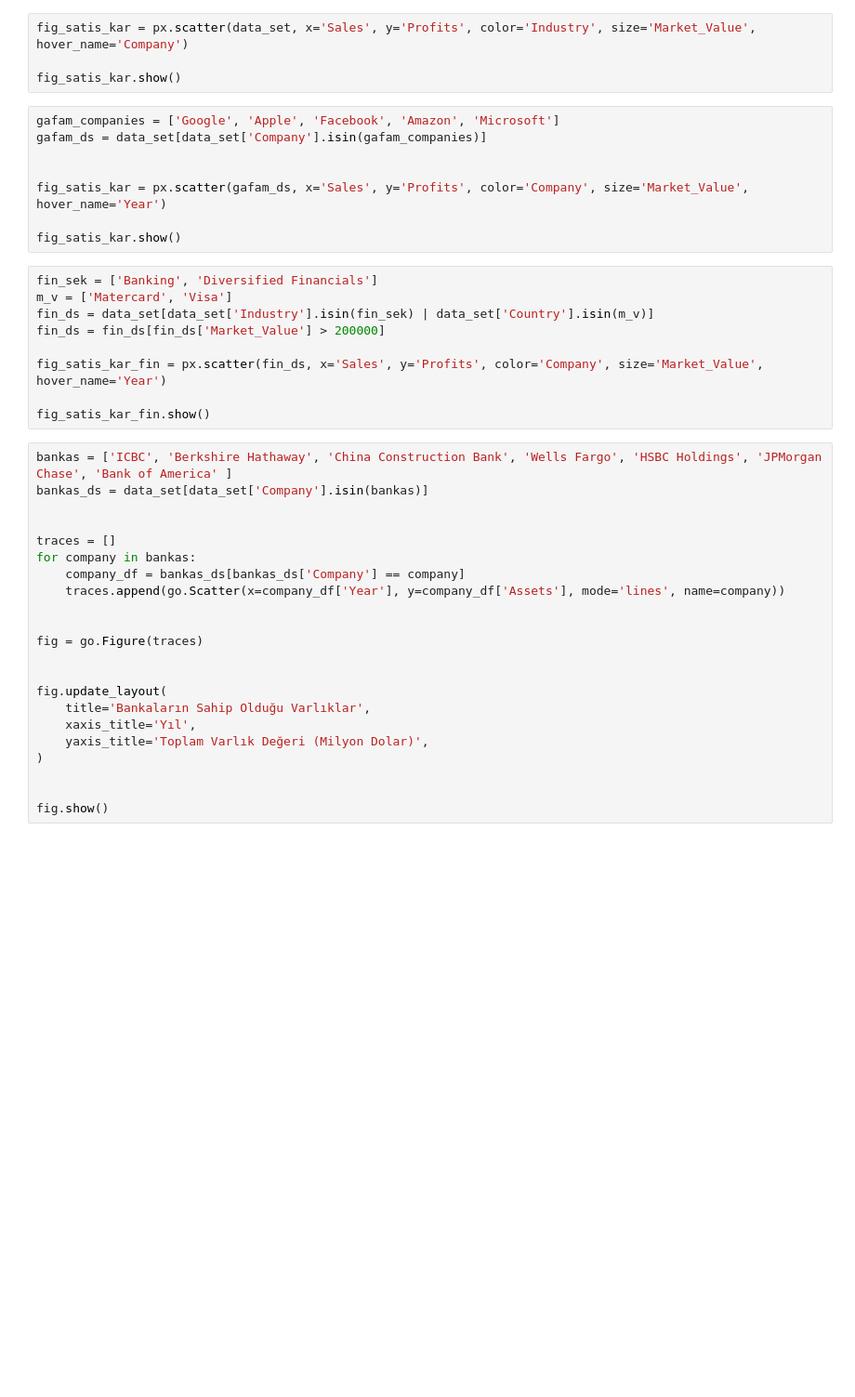
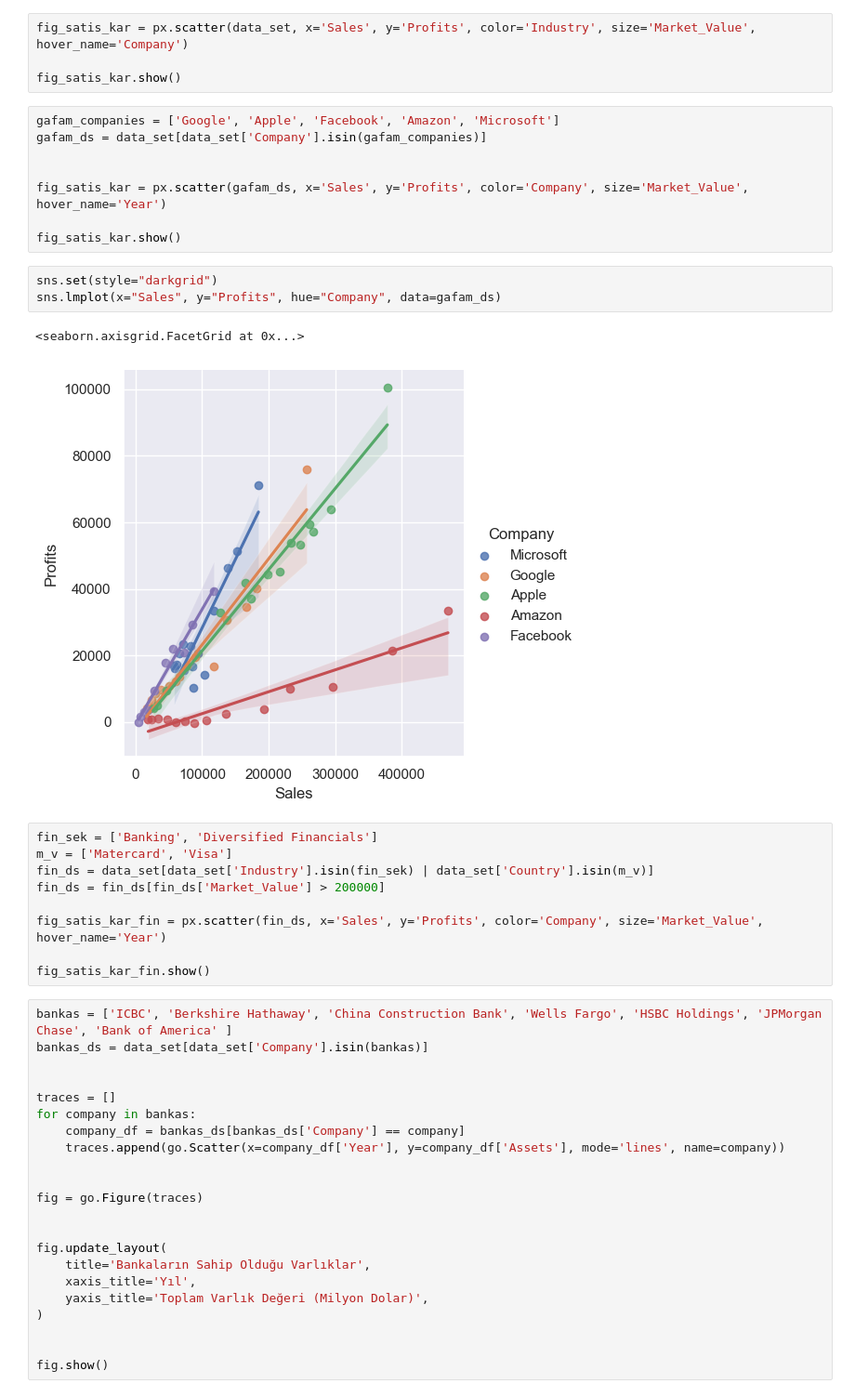
Before and after one commit to TasiBey/Isar_py, a Jupyter notebook: Proje/Proje.ipynb, the cells around one changed output. Shown: that part at 93% size. Saved outputs shown, nothing was run; the diff lists cells and outputs as text; blank space fills up the shorter version.

```diff
--- a/Proje/Proje.ipynb
+++ b/Proje/Proje.ipynb
@@ -135,6 +138,12 @@ gafam_ds = data_set[data_set['Company'].isin(gafam_companies)]
 fig_satis_kar = px.scatter(gafam_ds, x='Sales', y='Profits', color='Company', size='Market_Value', hover_name='Year')
 
 fig_satis_kar.show()
+# %%
+sns.set(style="darkgrid")
+sns.lmplot(x="Sales", y="Profits", hue="Company", data=gafam_ds)
+# %% [output]
+<seaborn.axisgrid.FacetGrid at 0x...>
+[figure, added]
 # %%
 fin_sek = ['Banking', 'Diversified Financials']
 m_v = ['Matercard', 'Visa']
```
Also changed, not shown: parts of 2 cells of this notebook.
